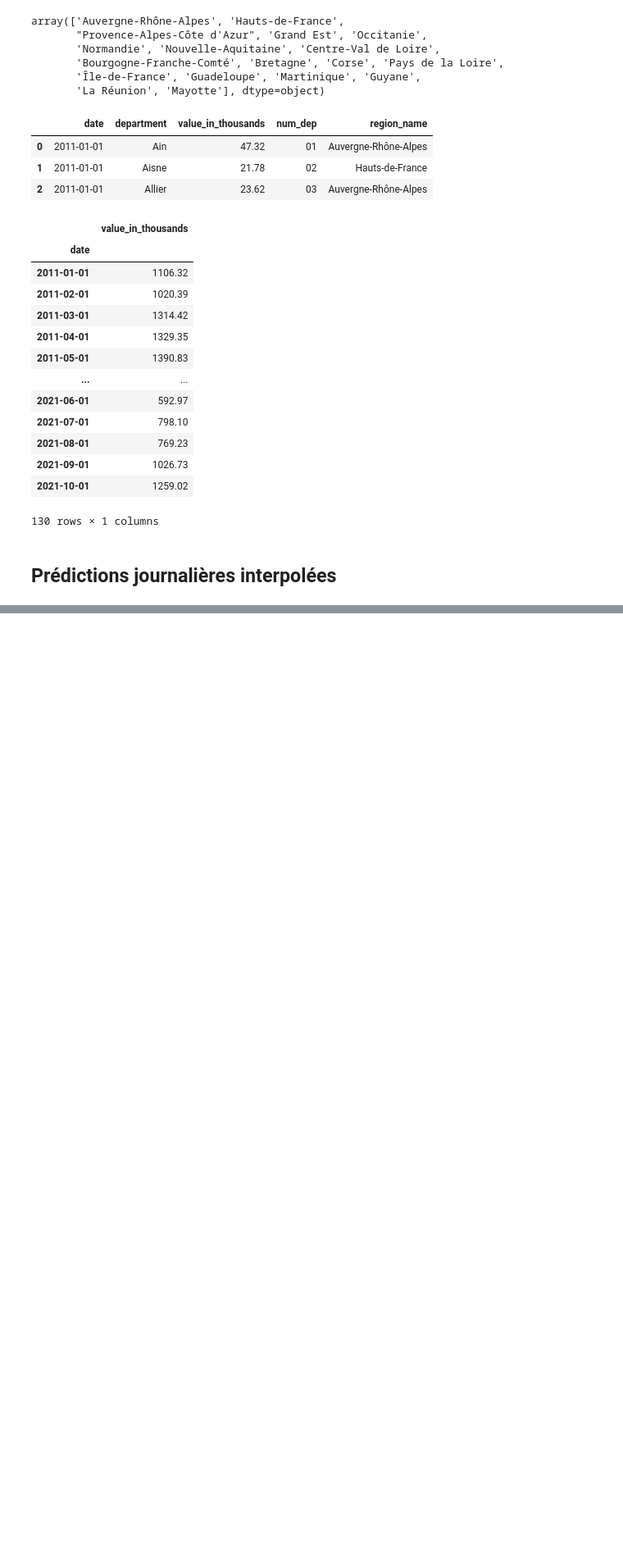
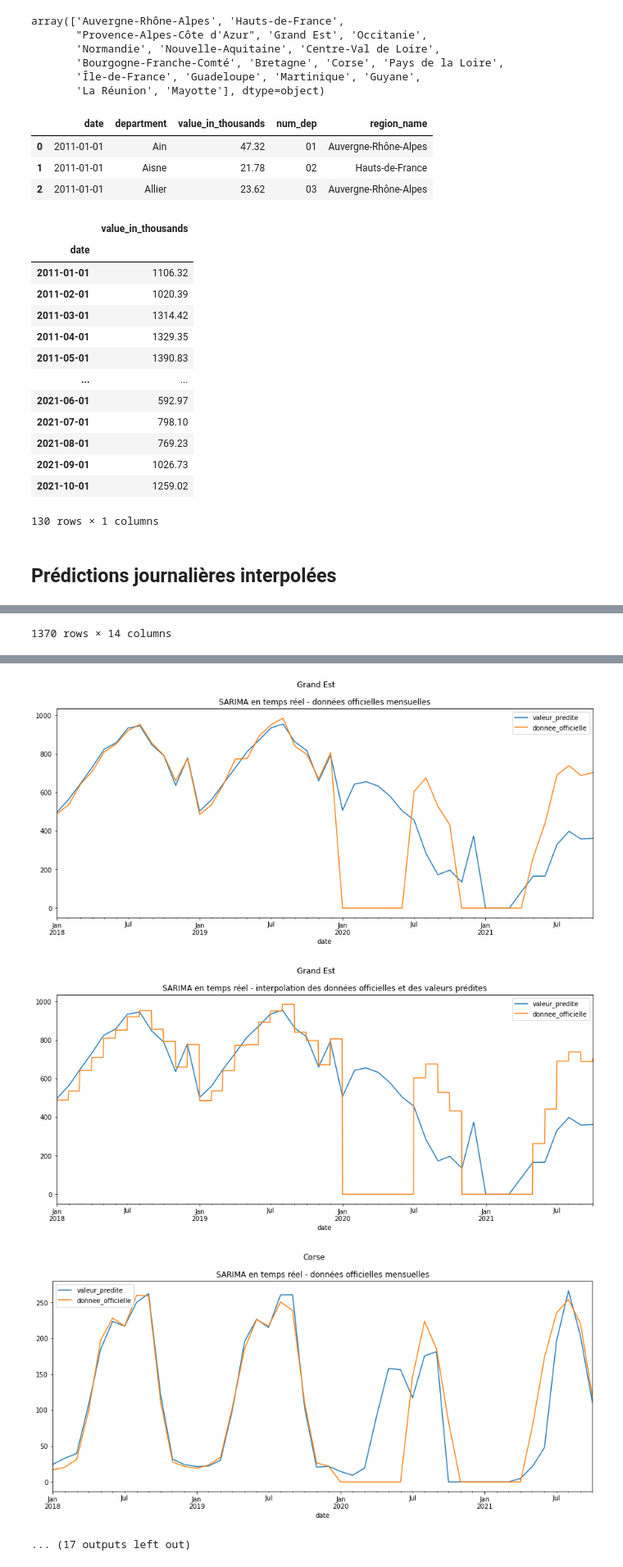
Before and after one commit to julienowack/stat_app, a Jupyter notebook: Indicateur_off_data_automatise.ipynb, the cells around one changed output, grey strips where cells are left out. Shown at 82% size. Cells and saved outputs as stored; diff of their text form; code cells hidden in the pictures; blank space fills up the shorter version.

Commit message:
oubli de la corse

```diff
--- a/Indicateur_off_data_automatise.ipynb
+++ b/Indicateur_off_data_automatise.ipynb
@@ -508,0 +386,47 @@ nb_touristes_sarima3.to_csv("nb_touristes_sarima.csv")
+# %%
+liste_regions = ['Bretagne', 'Hauts-de-France', 'Bourgogne-Franche-Comté', 'Grand Est', 'Corse', 'Centre-Val de Loire', 'Occitanie',
+                 'Pays de la Loire', 'Normandie', 'Nouvelle-Aquitaine', 'Île-de-France', "Provence-Alpes-Côte d'Azur", "Auvergne-Rhône-Alpes"]
+
+nb_touristes_sarima = pd.DataFrame()
+
+df_bretagne = modele_donnees_off_jour_interpole('Bretagne', 6, 1, 3).drop("donnee_officielle", axis=1).rename(columns={"valeur_predite":"Bretagne"}).reset_index()
+nb_touristes_sarima = df_bretagne
+
+df_hauts_france = modele_donnees_off_jour_interpole('Hauts-de-France', 5, 1, 3).drop("donnee_officielle", axis=1).rename(columns={"valeur_predite":"Hauts-de-France"}).reset_index()
+nb_touristes_sarima = nb_touristes_sarima.merge(df_hauts_france, on="date")
+
+df_bourgogne = modele_donnees_off_jour_interpole('Bourgogne-Franche-Comté', 5, 1, 3).drop("donnee_officielle", axis=1).rename(columns={"valeur_predite":"Bourgogne-Franche-Comté"}).reset_index()
+nb_touristes_sarima = nb_touristes_sarima.merge(df_bourgogne, on="date")
+
+df_grand_est = modele_donnees_off_jour_interpole('Grand Est', 4, 1, 3).drop("donnee_officielle", axis=1).rename(columns={"valeur_predite":"Grand Est"}).reset_index()
+nb_touristes_sarima = nb_touristes_sarima.merge(df_grand_est, on="date")
+
+df_corse = modele_donnees_off_jour_interpole('Corse', 6, 1, 3).drop("donnee_officielle", axis=1).rename(columns={"valeur_predite":"Corse"}).reset_index()
+nb_touristes_sarima = nb_touristes_sarima.merge(df_corse, on="date")
+
+df_centre = modele_donnees_off_jour_interpole('Centre-Val de Loire', 6, 1, 3).drop("donnee_officielle", axis=1).rename(columns={"valeur_predite":"Centre-Val de Loire"}).reset_index()
+nb_touristes_sarima = nb_touristes_sarima.merge(df_centre, on="date")
+
+df_occitanie = modele_donnees_off_jour_interpole('Occitanie', 5, 1, 3).drop("donnee_officielle", axis=1).rename(columns={"valeur_predite":"Occitanie"}).reset_index()
+nb_touristes_sarima = nb_touristes_sarima.merge(df_occitanie, on="date")
+
+df_pays_loire = modele_donnees_off_jour_interpole('Pays de la Loire', 6, 1, 3).drop("donnee_officielle", axis=1).rename(columns={"valeur_predite":"Pays de la Loire"}).reset_index()
+nb_touristes_sarima = nb_touristes_sarima.merge(df_pays_loire, on="date")
+
+df_normandie = modele_donnees_off_jour_interpole('Normandie', 6, 1, 3).drop("donnee_officielle", axis=1).rename(columns={"valeur_predite":"Normandie"}).reset_index()
+nb_touristes_sarima = nb_touristes_sarima.merge(df_normandie, on="date")
+
+df_nouvelle_aquitaine = modele_donnees_off_jour_interpole('Nouvelle-Aquitaine', 3, 1, 3).drop("donnee_officielle", axis=1).rename(columns={"valeur_predite":"Nouvelle-Aquitaine"}).reset_index()
+nb_touristes_sarima = nb_touristes_sarima.merge(df_nouvelle_aquitaine, on="date")
+
+df_ile_france = modele_donnees_off_jour_interpole('Île-de-France', 6, 2, 5).drop("donnee_officielle", axis=1).rename(columns={"valeur_predite":"Île-de-France"}).reset_index()
+nb_touristes_sarima = nb_touristes_sarima.merge(df_ile_france, on="date")
+
+df_paca = modele_donnees_off_jour_interpole("Provence-Alpes-Côte d'Azur", 6, 1, 3).drop("donnee_officielle", axis=1).rename(columns={"valeur_predite":"Provence-Alpes-Côte d'Azur"}).reset_index()
+nb_touristes_sarima = nb_touristes_sarima.merge(df_paca, on="date")
+
+df_auvergne_rhone_alpes = modele_donnees_off_jour_interpole("Auvergne-Rhône-Alpes", 5, 1, 4).drop("donnee_officielle", axis=1).rename(columns={"valeur_predite":"Auvergne-Rhône-Alpes"}).reset_index()
+nb_touristes_sarima = nb_touristes_sarima.merge(df_auvergne_rhone_alpes, on="date")
+
+nb_touristes_sarima
+# %% [output]
@@ -508,0 +458 @@ nb_touristes_sarima3.to_csv("nb_touristes_sarima.csv")
+1370 rows × 14 columns
@@ -508,0 +465,4 @@ nb_touristes_sarima3.to_csv("nb_touristes_sarima.csv")
+[figure, added]
+[figure, added]
+[figure, added]
+... (17 outputs left out)
```
Also changed, not shown: parts of 18 cells of this notebook.
